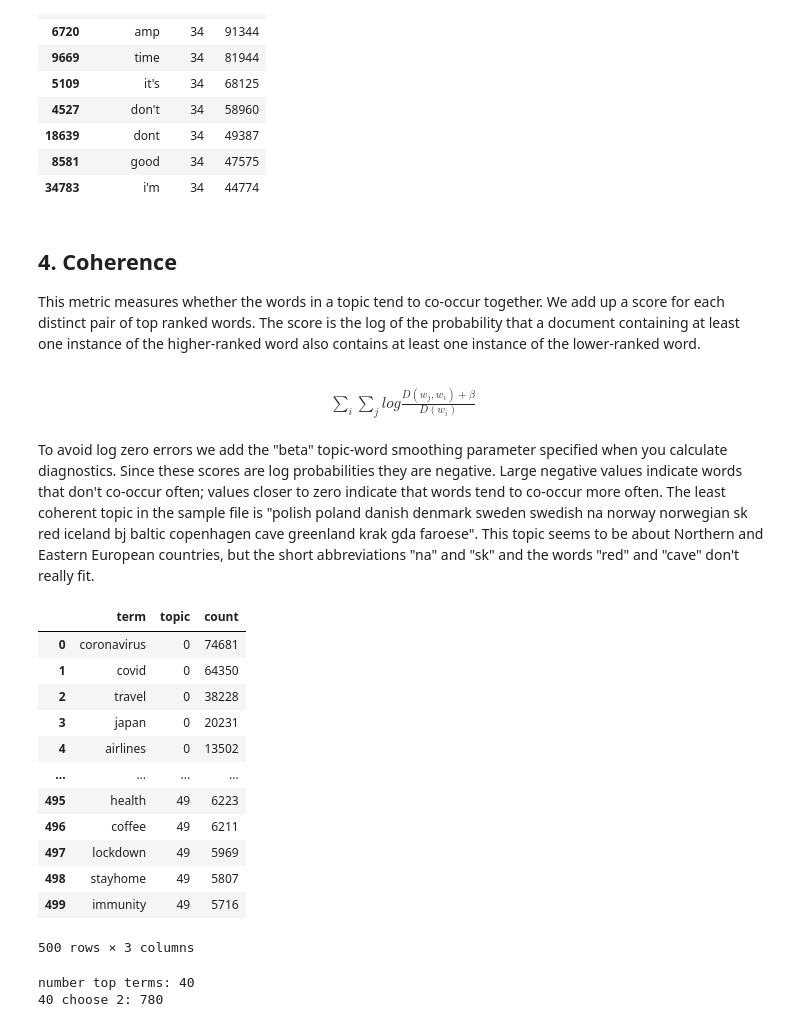
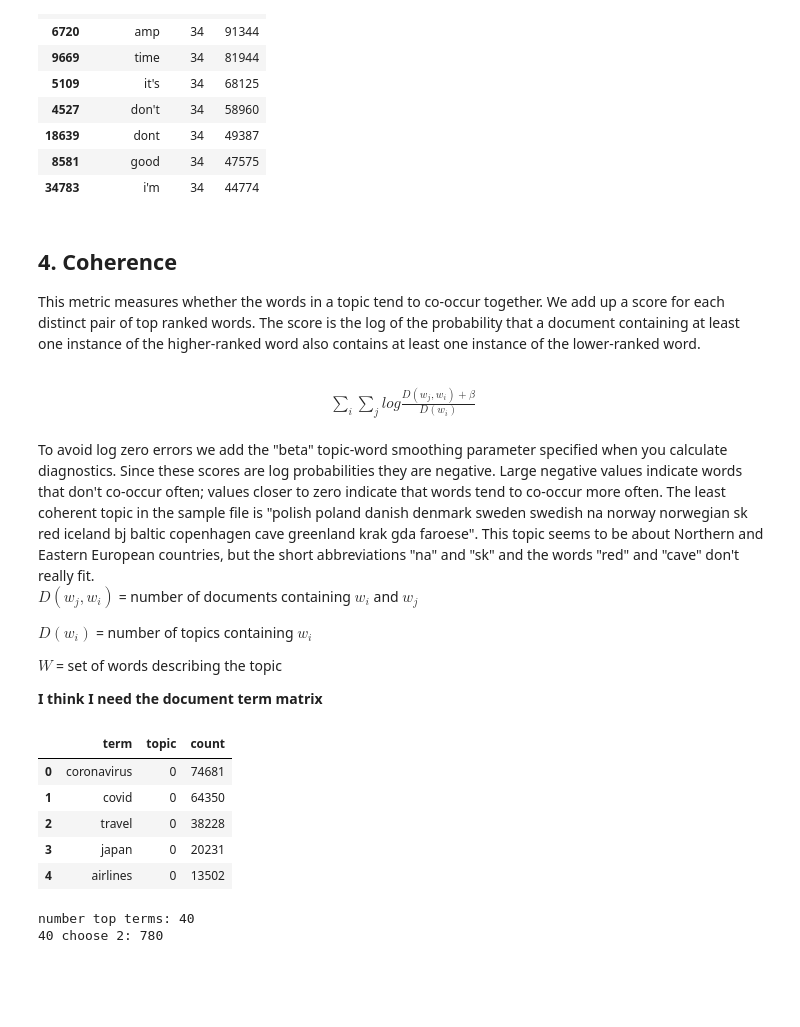
Before and after one commit to dkoban/lda_evaluation, a Jupyter notebook: model_eval.ipynb, the cells around one changed output. Cells and saved outputs as stored; diff of their text form; code cells hidden in the pictures; blank space fills up the shorter version.

```diff
--- a/model_evaluation.ipynb
+++ b/model_eval.ipynb
@@ -318,28 +318,29 @@ This metric measures whether the words in a topic tend to co-occur together. We
 $\sum_i\sum_jlog\frac{D(w_j,w_i)+β}{D(w_i)}$
 </center><br>
 To avoid log zero errors we add the "beta" topic-word smoothing parameter specified when you calculate diagnostics. Since these scores are log probabilities they are negative. Large negative values indicate words that don't co-occur often; values closer to zero indicate that words tend to co-occur more often. The least coherent topic in the sample file is "polish poland danish denmark sweden swedish na norway norwegian sk red iceland bj baltic copenhagen cave greenland krak gda faroese". This topic seems to be about Northern and Eastern European countries, but the short abbreviations "na" and "sk" and the words "red" and "cave" don't really fit.
+
+$D(w_j,w_i)$ = number of documents containing $w_i$ and $w_j$
+
+$D(w_i)$ = number of topics containing $w_i$
+
+$W$ = set of words describing the topic
+
+**I think I need the document term matrix**
 # %%
 top_terms_doc_freq = []
 for i in range(0, 50):
     top_terms_doc_freq.append(top_n_terms(k = i, n = 10))
 
 top_terms_doc_freq = pd.concat(top_terms_doc_freq)
 top_terms_doc_freq.reset_index(drop = True, inplace = True)
-top_terms_doc_freq
+top_terms_doc_freq.head()
 # %% [output]
 |  | term | topic | count |
 | 0 | coronavirus | 0 | 74681 |
 | 1 | covid | 0 | 64350 |
 | 2 | travel | 0 | 38228 |
 | 3 | japan | 0 | 20231 |
 | 4 | airlines | 0 | 13502 |
-| ... | ... | ... | ... |
-| 495 | health | 49 | 6223 |
-| 496 | coffee | 49 | 6211 |
-| 497 | lockdown | 49 | 5969 |
-| 498 | stayhome | 49 | 5807 |
-| 499 | immunity | 49 | 5716 |
-500 rows × 3 columns
 # %%
 beta = 1
 top_terms = top_terms_doc_freq['term'].value_counts()
```
Also changed, not shown: parts of 4 cells of this notebook.
